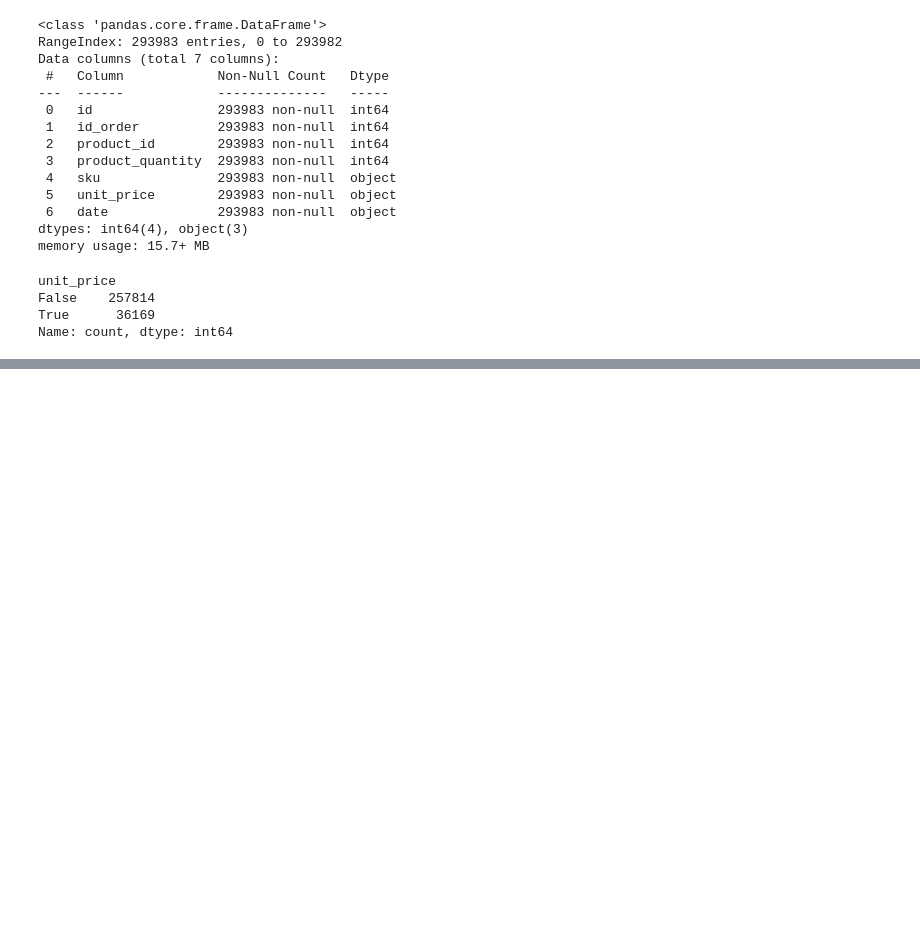
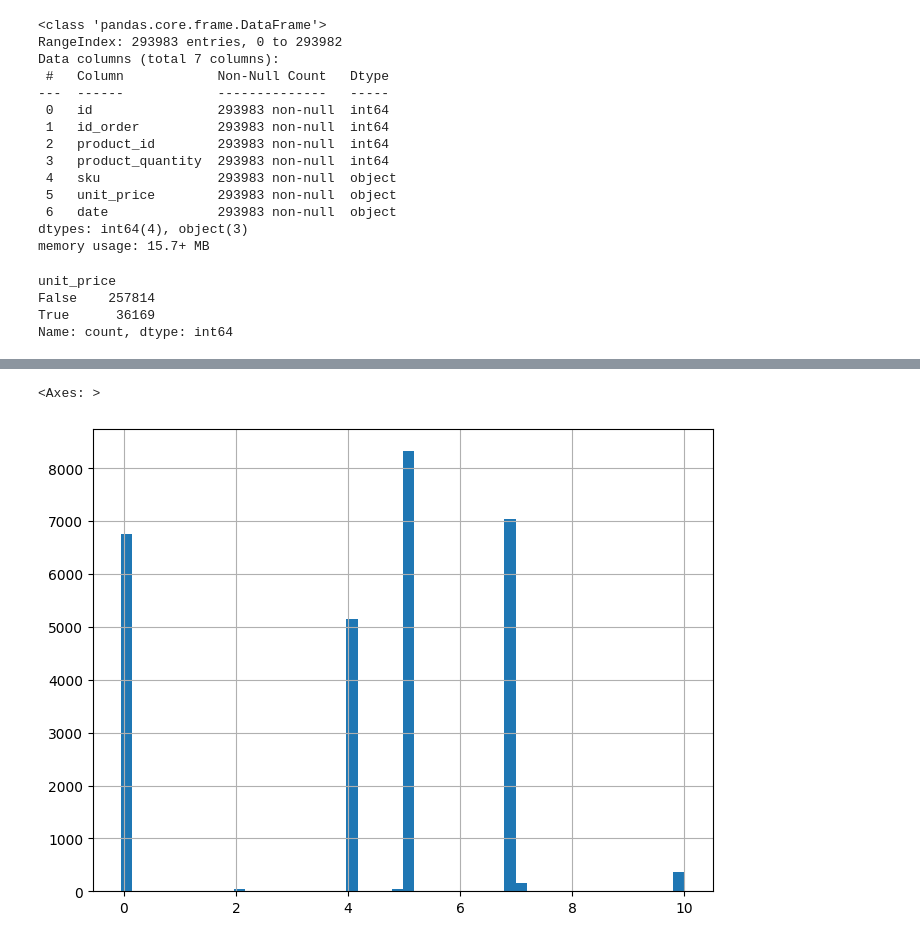
Before and after one commit to yazdan0101/ENIAC-discounts-strategy, a Jupyter notebook: notebooks/data_cleaning.ipynb, the cells around one changed output, grey strips where cells are left out. Saved outputs shown, nothing was run; the diff lists cells and outputs as text; code cells hidden in the pictures; blank space fills up the shorter version.

Commit message:
data quality assessment and save cleaned data

```diff
--- a/notebooks/data_cleaning.ipynb
+++ b/notebooks/data_cleaning.ipynb
@@ -460,0 +636,14 @@ copy_orderlines_df.to_csv('../data/clean/orderlines_cl.csv')
+# %%
+# filter the DataFrame to include only "non-outliers"
+diff_no_outliers_df = diff_df.loc[
+    (diff_df["difference"] >= (Q1 - 1.5*IQR))
+    &
+    (diff_df["difference"] <= (Q3 + 1.5*IQR))
+    ,
+    :]
+# %%
+# Let's look at the distribution again to see the effect of removing the outliers.
+diff_no_outliers_df.difference.hist(bins= 50, figsize=(8,6))
+# %% [output]
+<Axes: >
+[figure, added]
```
Also changed, not shown: parts of 72 cells of this notebook, 4 other files.
